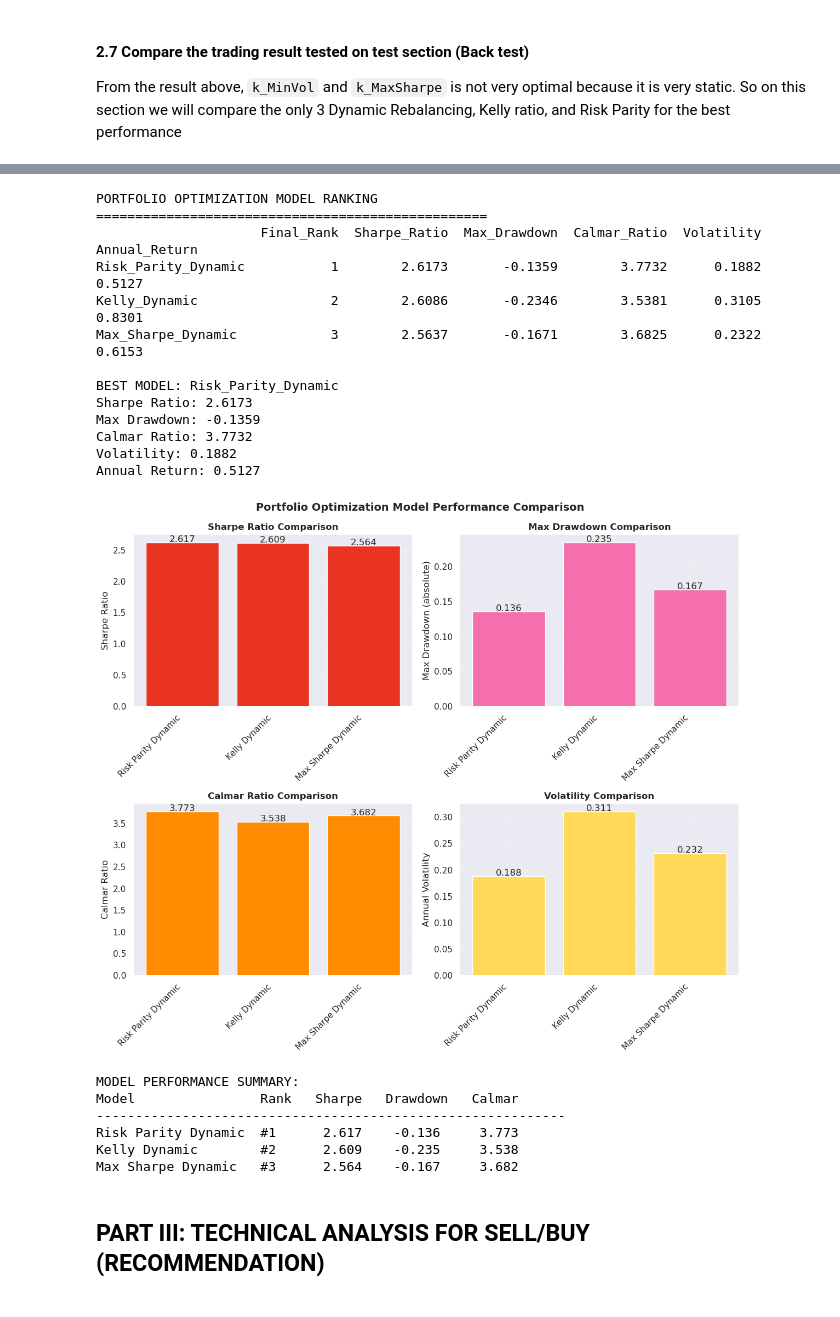
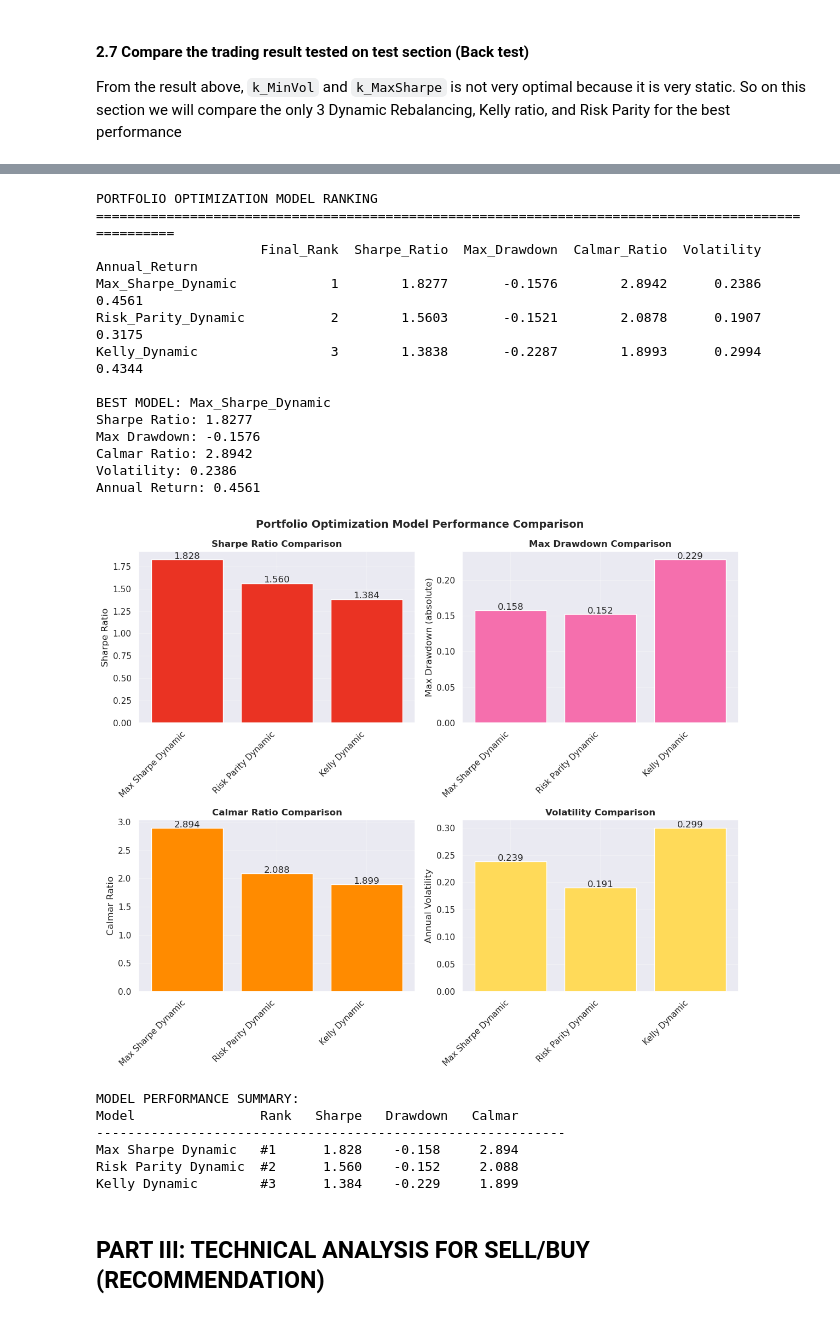
Before and after one commit to Henryy2510/draft, a Jupyter notebook: preparation.ipynb, the cells around one changed output, grey strips where cells are left out. Cells and saved outputs as stored; diff of their text form; code cells hidden in the pictures.

Commit message:
best to make preparation

```diff
--- a/preparation.ipynb
+++ b/preparation.ipynb
@@ -38,7 +38,7 @@ pd.set_option('display.width', 1000)
 ### 1.1 Gather data
 # %%
 # tickers = ['AAPL', 'MSFT', 'GOOGL', 'AMZN', 'SPY']
-tickers = ['TSLA', 'META', 'NVDA', 'JPM', 'JNJ' ]
+tickers = ['NEM', 'LLY', 'NVDA', 'BA', 'LULU' ]
 n = len(tickers)
 risk_free_rate = 0.02
 cash = 10000000  # 10 million USD
@@ -65,8 +65,8 @@ split_validation_date = "2025-05-31"
 # all_data = get_data(tickers, start_date, end_date)
 # %%
 # Get stock data
-all_data = pd.read_csv('stock_data1.csv', index_col=0, parse_dates=True)
-# all_data.to_csv('stock_data1.csv'  )
+all_data = pd.read_csv('stock_data2.csv', index_col=0, parse_dates=True)
+# all_data.to_csv('stock_data2.csv'  )
 
 # S&P 500 data download
 sp500 = yf.download('^GSPC', start=split_validation_date, end=end_date)['Close']
@@ -1078,10 +1079,10 @@ Date
 def calculate_best_portfolio_model(metrics_df, weights=None):
     if weights is None:
         weights = {
-            'sharpe_ratio': 0.40,
+            'sharpe_ratio': 0.20,
             'max_drawdown': 0.30,
-            'calmar_ratio': 0.20,
-            'volatility': 0.10
+            'calmar_ratio': 0.30,
+            'volatility': 0.20
         }
 
     # Create a copy to avoid modifying original
@@ -1136,6 +1137,7 @@ def calculate_best_portfolio_model(metrics_df, weights=None):
 
     return results_df
 
+cumulative_performance
 best_model_results = calculate_best_portfolio_model(dynamic_metrics_df)
 
 def best_portfolio_model(best_model_results=best_model_results):
@@ -1151,7 +1153,7 @@ def best_portfolio_model(best_model_results=best_model_results):
     return model_functions.get(best_model_name)
 
 print("PORTFOLIO OPTIMIZATION MODEL RANKING")
-print("=" * 50)
+print("=" * 100)
 
 # Display results
 display_cols = ['Final_Rank', 'Sharpe_Ratio', 'Max_Drawdown',
@@ -1205,50 +1207,50 @@ ax3.grid(True, alpha=0.3)
 for i, v in enumerate(calmar_ratios):
     ax3.text(i, v + 0.01, f'{v:.3f}', ha='center')
 
 # 4. Volatility Comparison
 volatilities = best_model_results['Volatility']
 ax4.bar(range(len(models)), volatilities, color='#ffda59')
 ax4.set_title('Volatility Comparison', fontweight='bold')
 ax4.set_ylabel('Annual Volatility')
 ax4.set_xticks(range(len(models)))
 ax4.set_xticklabels([m.replace('_', ' ') for m in models], rotation=45, ha='right')
 ax4.grid(True, alpha=0.3)
 for i, v in enumerate(volatilities):
     ax4.text(i, v + 0.001, f'{v:.3f}', ha='center')
 
 plt.tight_layout()
 plt.suptitle('Portfolio Optimization Model Performance Comparison',
              fontsize=14, fontweight='bold', y=1.02)
 plt.show()
 
 print(f"\nMODEL PERFORMANCE SUMMARY:")
 print(f"{'Model':<20} {'Rank':<6} {'Sharpe':<8} {'Drawdown':<10} {'Calmar':<8}")
 print("-" * 60)
 for model in best_model_results.index:
     row = best_model_results.loc[model]
     print(f"{model.replace('_', ' '):<20} #{int(row['Final_Rank']):<6} {row['Sharpe_Ratio']:<8.3f} "
           f"{row['Max_Drawdown']:<10.3f} {row['Calmar_Ratio']:<8.3f}")
 # %% [output]
 PORTFOLIO OPTIMIZATION MODEL RANKING
-==================================================
+====================================================================================================
                      Final_Rank  Sharpe_Ratio  Max_Drawdown  Calmar_Ratio  Volatility  Annual_Return
-Risk_Parity_Dynamic           1        2.6173       -0.1359        3.7732      0.1882         0.5127
-Kelly_Dynamic                 2        2.6086       -0.2346        3.5381      0.3105         0.8301
-Max_Sharpe_Dynamic            3        2.5637       -0.1671        3.6825      0.2322         0.6153
+Max_Sharpe_Dynamic            1        1.8277       -0.1576        2.8942      0.2386         0.4561
+Risk_Parity_Dynamic           2        1.5603       -0.1521        2.0878      0.1907         0.3175
+Kelly_Dynamic                 3        1.3838       -0.2287        1.8993      0.2994         0.4344
 
-BEST MODEL: Risk_Parity_Dynamic
-Sharpe Ratio: 2.6173
-Max Drawdown: -0.1359
-Calmar Ratio: 3.7732
-Volatility: 0.1882
-Annual Return: 0.5127
+BEST MODEL: Max_Sharpe_Dynamic
+Sharpe Ratio: 1.8277
+Max Drawdown: -0.1576
+Calmar Ratio: 2.8942
+Volatility: 0.2386
+Annual Return: 0.4561
-[figure, old version]
+[figure, new version]
 MODEL PERFORMANCE SUMMARY:
 Model                Rank   Sharpe   Drawdown   Calmar
 ------------------------------------------------------------
-Risk Parity Dynamic  #1      2.617    -0.136     3.773
-Kelly Dynamic        #2      2.609    -0.235     3.538
-Max Sharpe Dynamic   #3      2.564    -0.167     3.682
+Max Sharpe Dynamic   #1      1.828    -0.158     2.894
+Risk Parity Dynamic  #2      1.560    -0.152     2.088
+Kelly Dynamic        #3      1.384    -0.229     1.899
 # %% [markdown]
 ## PART III: TECHNICAL ANALYSIS FOR SELL/BUY (RECOMMENDATION)
 # %% [markdown]
```
Also changed, not shown: parts of 13 cells of this notebook.
